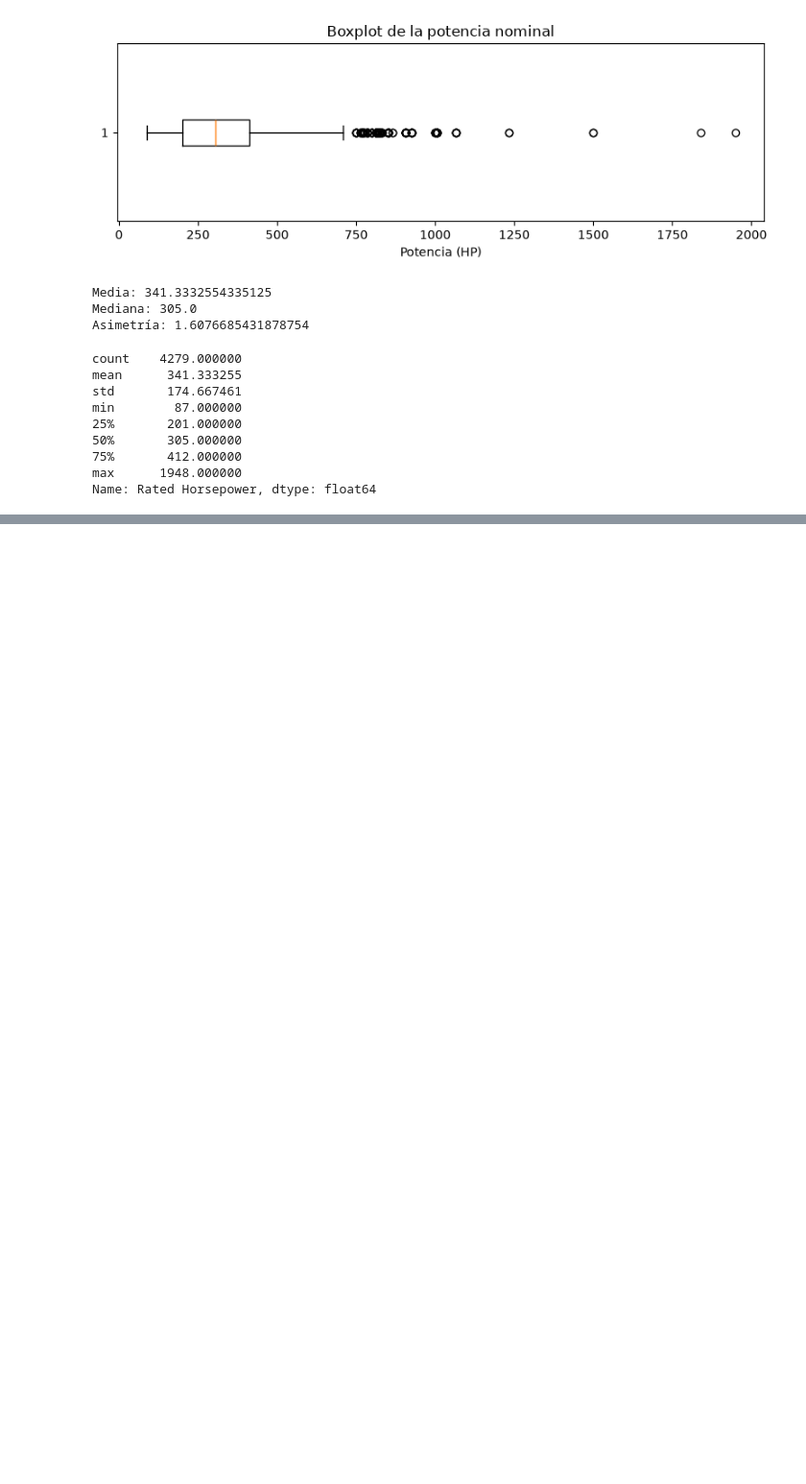
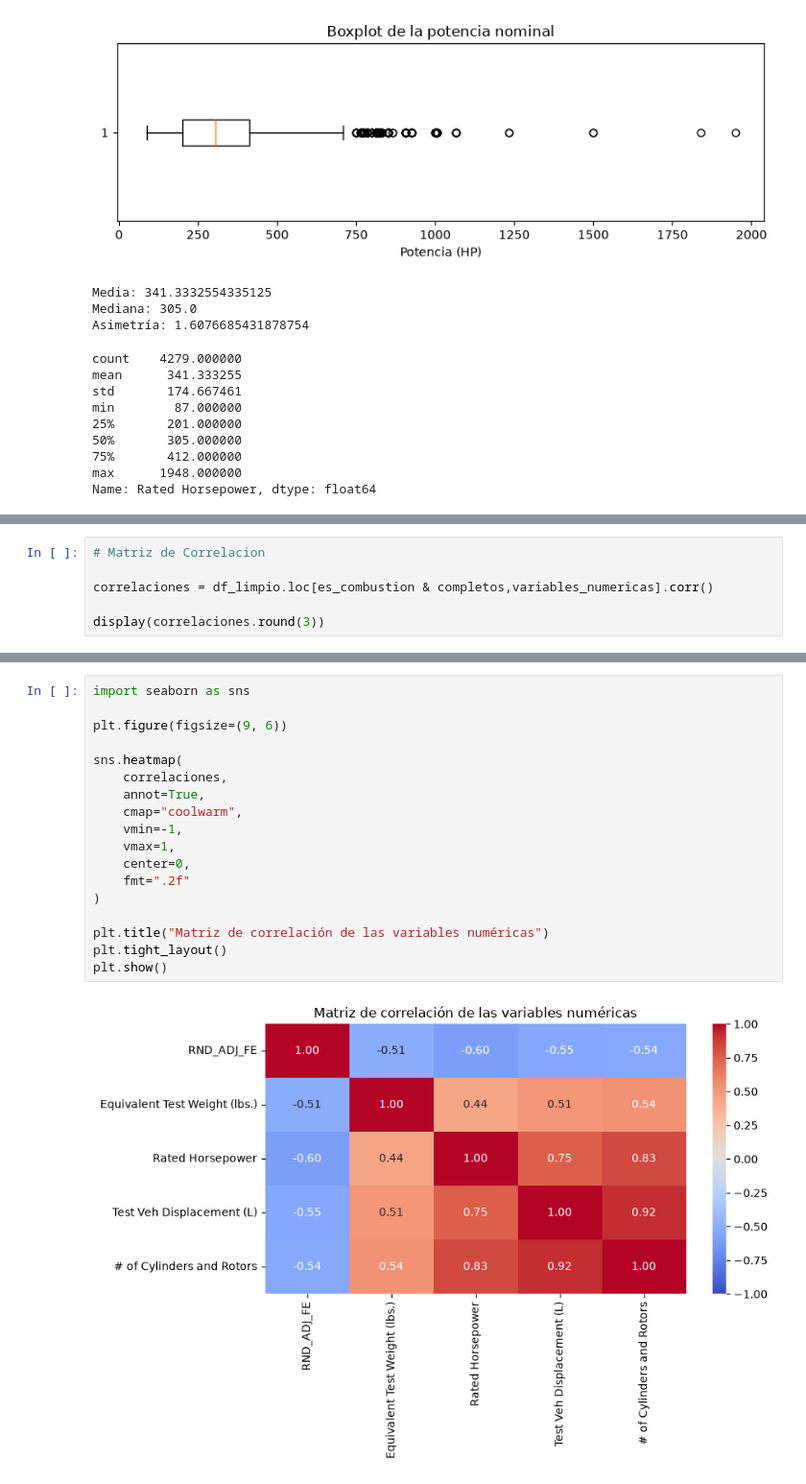
Before and after one commit to abiordorica13/TPEFUNDAMENTOS, a Jupyter notebook: Untitled-1.ipynb, the cells around one changed output, grey strips where cells are left out. Shown at 96% size. Saved outputs shown, nothing was run; the diff lists cells and outputs as text; blank space fills up the shorter version.

```diff
--- a/Untitled-1.ipynb
+++ b/Untitled-1.ipynb
@@ -1247,0 +1439,6 @@ Name: Rated Horsepower, dtype: float64
+# %%
+# Matriz de Correlacion
+
+correlaciones = df_limpio.loc[es_combustion & completos,variables_numericas].corr()
+
+display(correlaciones.round(3))
@@ -1247,0 +1452,20 @@ Name: Rated Horsepower, dtype: float64
+# %%
+import seaborn as sns
+
+plt.figure(figsize=(9, 6))
+
+sns.heatmap(
+    correlaciones,
+    annot=True,
+    cmap="coolwarm",
+    vmin=-1,
+    vmax=1,
+    center=0,
+    fmt=".2f"
+)
+
+plt.title("Matriz de correlación de las variables numéricas")
+plt.tight_layout()
+plt.show()
+# %% [output]
+[figure, added]
```
Also changed, not shown: parts of 11 cells of this notebook.
